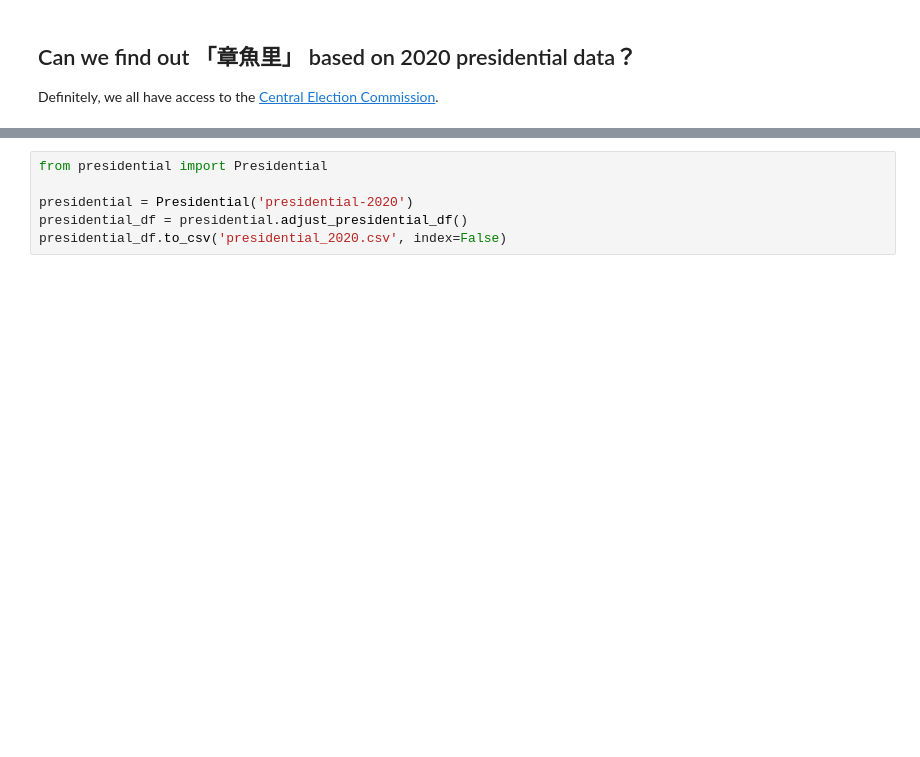
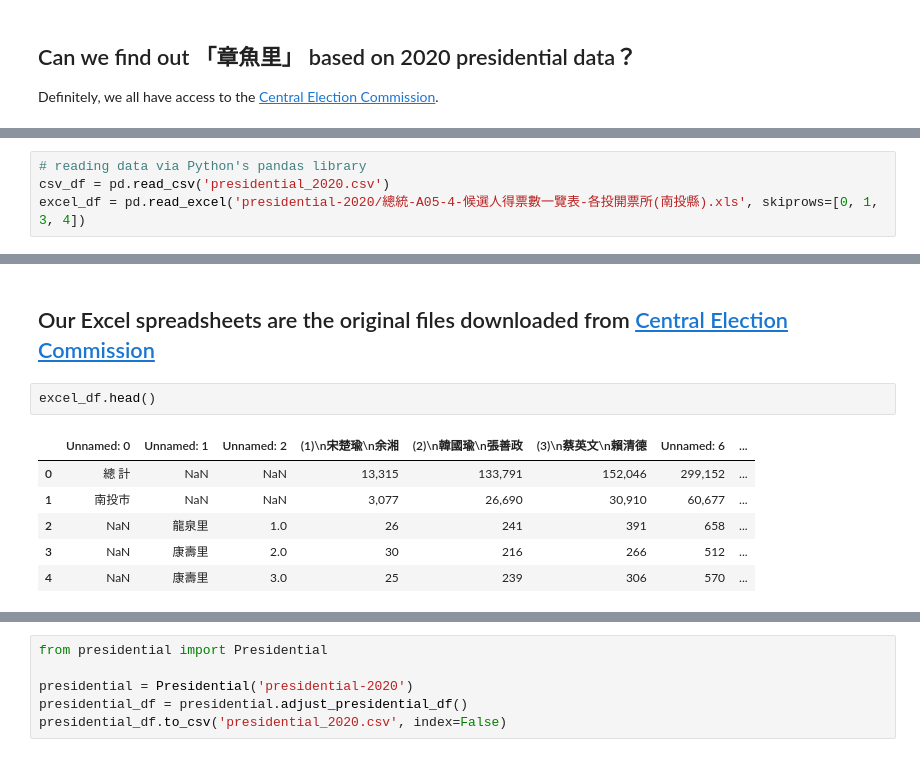
Before and after one commit to yaojenkuo/talks, a Jupyter notebook: data-analysts-toolbox.ipynb, the cells around one changed output, grey strips where cells are left out. Cells and saved outputs as stored; diff of their text form; blank space fills up the shorter version.

```diff
--- a/data-analysts-toolbox.ipynb
+++ b/data-analysts-toolbox.ipynb
@@ -289,0 +309,4 @@ Definitely, we all have access to the [Central Election Commission](https://db.c
+# %%
+# reading data via Python's pandas library
+csv_df = pd.read_csv('presidential_2020.csv')
+excel_df = pd.read_excel('presidential-2020/總統-A05-4-候選人得票數一覽表-各投開票所(南投縣).xls', skiprows=[0, 1, 3, 4])
@@ -289,0 +324,11 @@ Definitely, we all have access to the [Central Election Commission](https://db.c
+# %% [markdown]
+## Our Excel spreadsheets are the original files downloaded from [Central Election Commission](https://db.cec.gov.tw/)
+# %%
+excel_df.head()
+# %% [output]
+|  | Unnamed: 0 | Unnamed: 1 | Unnamed: 2 | (1)\n宋楚瑜\n余湘 | (2)\n韓國瑜\n張善政 | (3)\n蔡英文\n賴清德 | Unnamed: 6 | ... |
+| 0 | 總 計 | NaN | NaN | 13,315 | 133,791 | 152,046 | 299,152 | ... |
+| 1 | 南投市 | NaN | NaN | 3,077 | 26,690 | 30,910 | 60,677 | ... |
+| 2 | NaN | 龍泉里 | 1.0 | 26 | 241 | 391 | 658 | ... |
+| 3 | NaN | 康壽里 | 2.0 | 30 | 216 | 266 | 512 | ... |
+| 4 | NaN | 康壽里 | 3.0 | 25 | 239 | 306 | 570 | ... |
```
Also changed, not shown: parts of 21 cells of this notebook, 2 other files.
